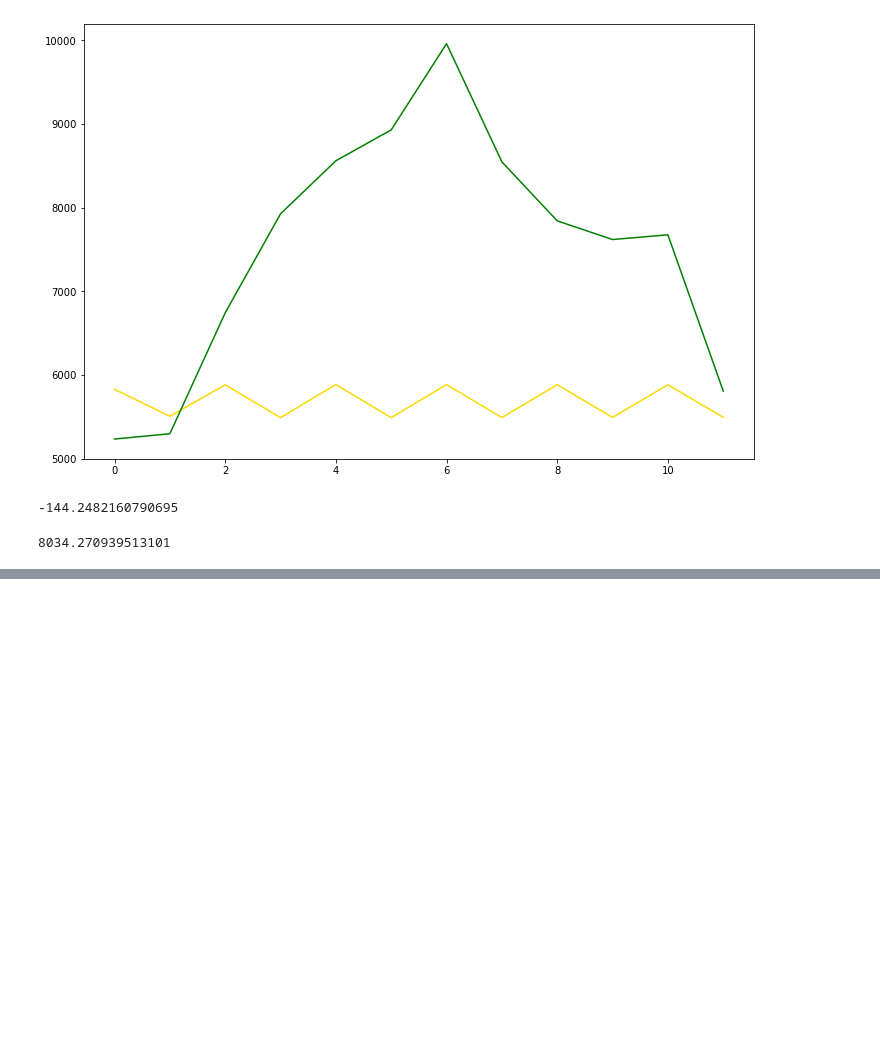
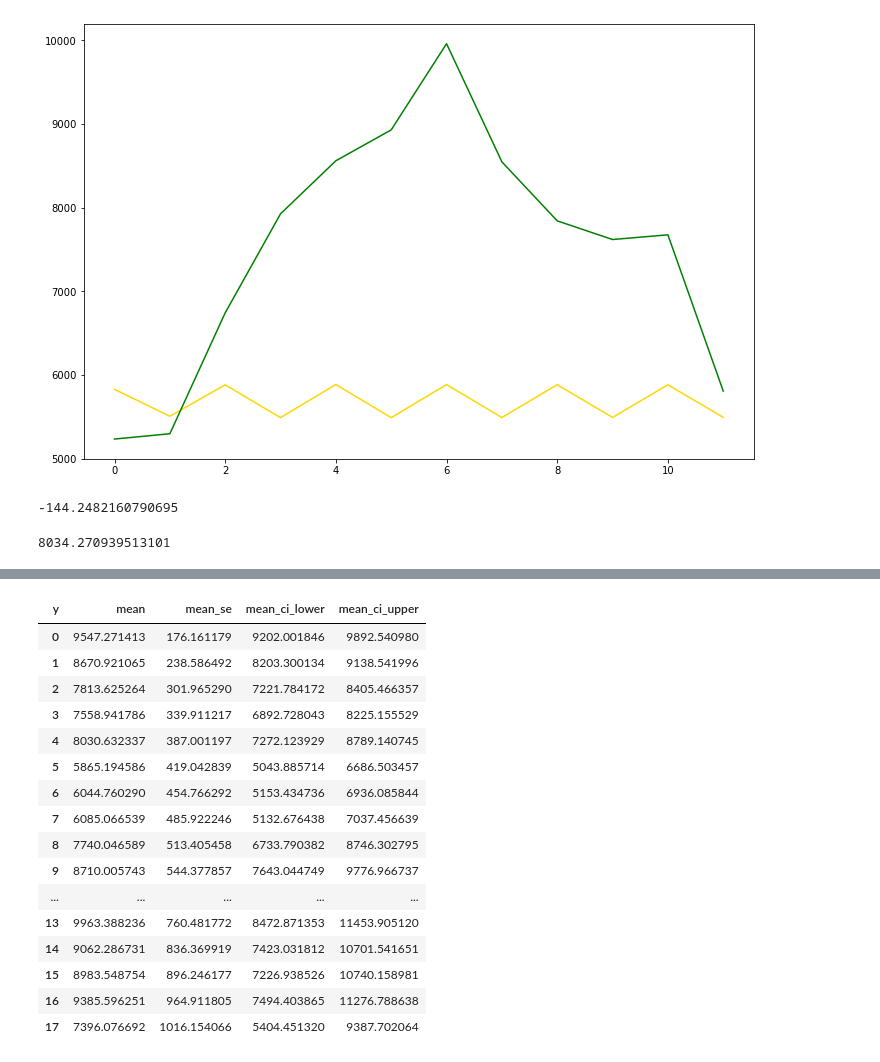
Before and after one commit to blackbutterfly0852/ADP_2, a Jupyter notebook: 220928_9_통계분석.ipynb, the cells around one changed output, grey strips where cells are left out. Drawn from its saved outputs; the diff is of its cells as text; code cells hidden in the pictures; blank space fills up the shorter version.

```diff
--- a/220928_9_통계분석.ipynb
+++ b/220928_9_통계분석.ipynb
@@ -268,0 +337,22 @@ np.sqrt(np.sum(regid**2)/len(test_y))
+# %%
+# 예측값, mse, 신뢰구간의 최소 & 최대값
+forecast_values = results.get_forecast(steps = len(test))
+forecast_values.summary_frame()
+# %% [output]
+| y | mean | mean_se | mean_ci_lower | mean_ci_upper |
+| 0 | 9547.271413 | 176.161179 | 9202.001846 | 9892.540980 |
+| 1 | 8670.921065 | 238.586492 | 8203.300134 | 9138.541996 |
+| 2 | 7813.625264 | 301.965290 | 7221.784172 | 8405.466357 |
+| 3 | 7558.941786 | 339.911217 | 6892.728043 | 8225.155529 |
+| 4 | 8030.632337 | 387.001197 | 7272.123929 | 8789.140745 |
+| 5 | 5865.194586 | 419.042839 | 5043.885714 | 6686.503457 |
+| 6 | 6044.760290 | 454.766292 | 5153.434736 | 6936.085844 |
+| 7 | 6085.066539 | 485.922246 | 5132.676438 | 7037.456639 |
+| 8 | 7740.046589 | 513.405458 | 6733.790382 | 8746.302795 |
+| 9 | 8710.005743 | 544.377857 | 7643.044749 | 9776.966737 |
+| ... | ... | ... | ... | ... |
+| 13 | 9963.388236 | 760.481772 | 8472.871353 | 11453.905120 |
+| 14 | 9062.286731 | 836.369919 | 7423.031812 | 10701.541651 |
+| 15 | 8983.548754 | 896.246177 | 7226.938526 | 10740.158981 |
+| 16 | 9385.596251 | 964.911805 | 7494.403865 | 11276.788638 |
+| 17 | 7396.076692 | 1016.154066 | 5404.451320 | 9387.702064 |
```
Also changed, not shown: parts of 11 cells of this notebook.
